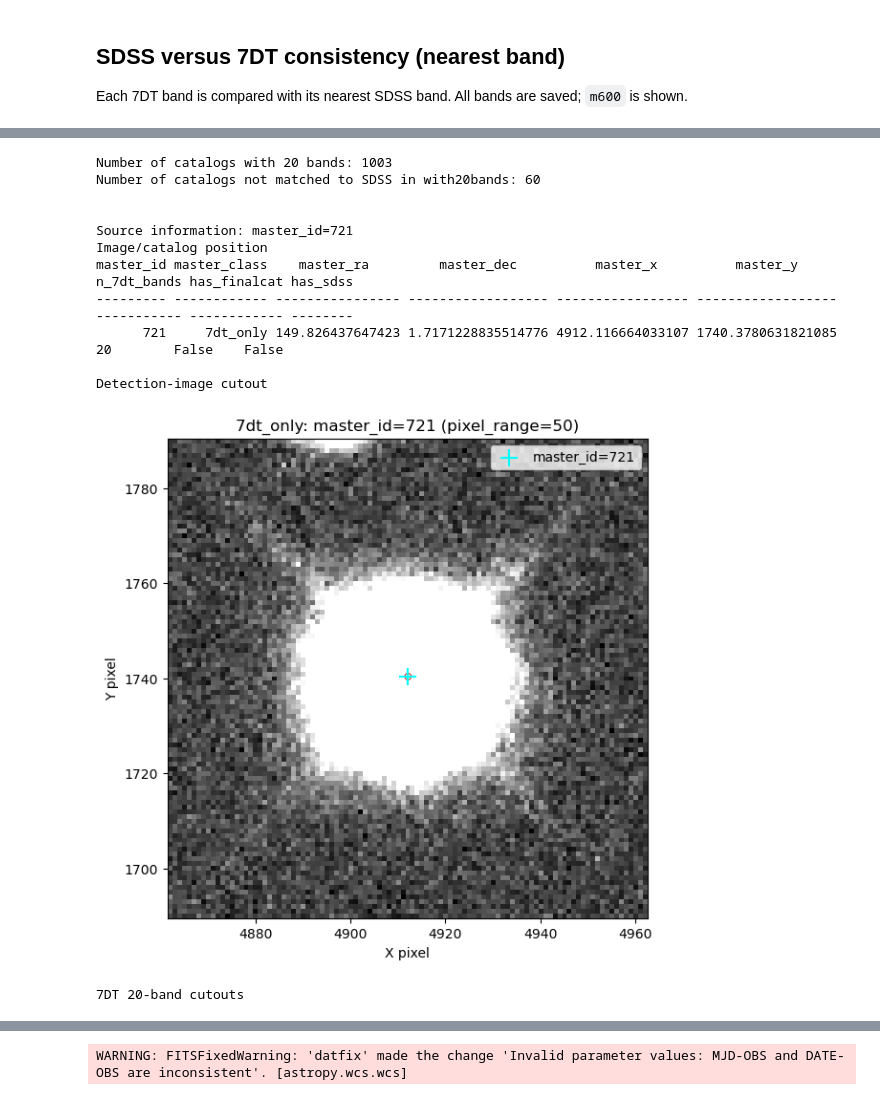
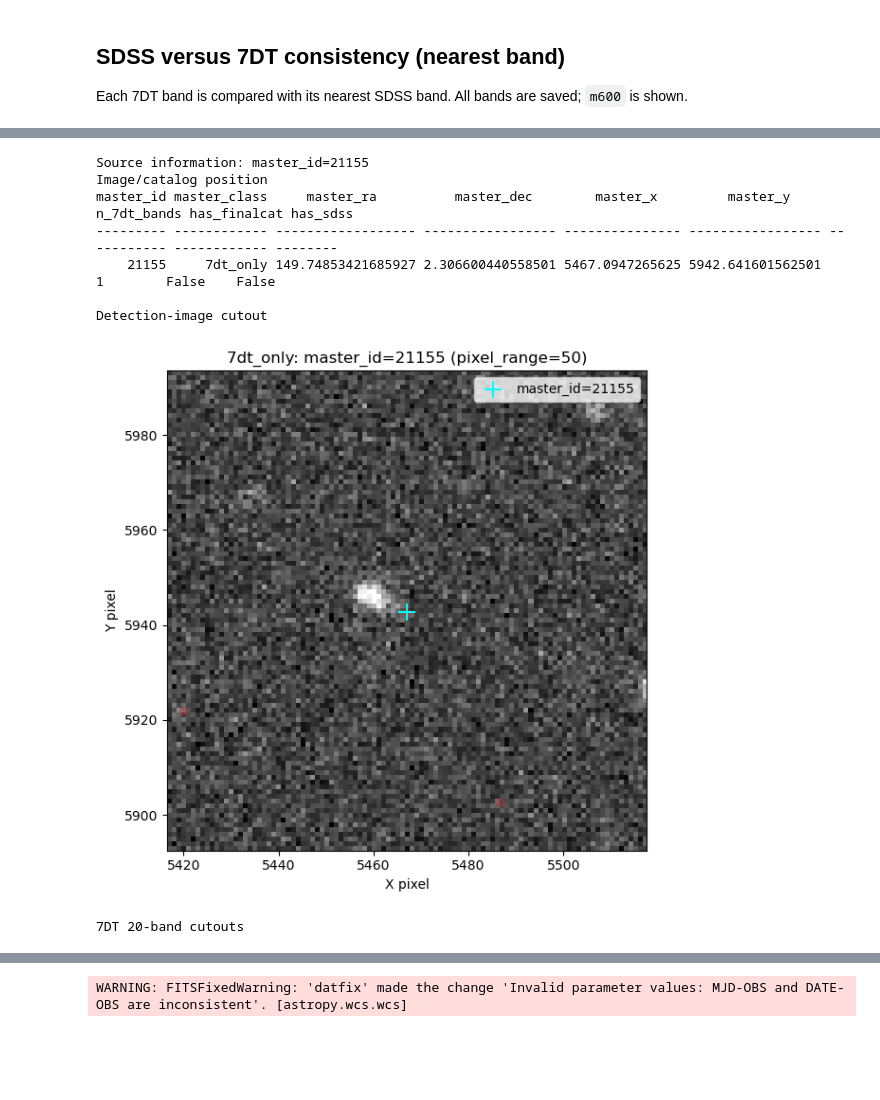
Before and after one commit to gxjudie/7DTonCOSMOS_photoz_validation, a Jupyter notebook: Notebooks/2.2_7DTdepthAnalysis.ipynb, the cells around one changed output, grey strips where cells are left out. Saved outputs shown, nothing was run; the diff lists cells and outputs as text; code cells hidden in the pictures; blank space fills up the shorter version.

```diff
--- a/Notebooks/2.2_7DTdepthAnalysis.ipynb
+++ b/Notebooks/2.2_7DTdepthAnalysis.ipynb
@@ -260,6 +260,7 @@ def plot_SourceInfoFromCatalog(
     sed_valid = np.isfinite(sed_mags) & np.isfinite(sed_errors) & (sed_errors > 0)
     axes[1, 1].errorbar(np.asarray(wavelengths)[sed_valid], sed_mags[sed_valid], yerr=sed_errors[sed_valid], fmt='o', color='tab:purple')
     axes[1, 1].set(xlabel='Central wavelength (nm)', ylabel='AB magnitude', title='7DT 20-band magnitude SED')
+    axes[1, 1].set_xlim(375, 900)
     axes[1, 1].invert_yaxis()
     axes[1, 2].axis('off'); axes[1, 2].text(0.05, 0.9, f'master_id={selected_id}\nclass={value("master_class", "")}\n7DT bands={value("n_7dt_bands", "")}', va='top')
     print('\nInformative plots')
@@ -793,27 +898,31 @@ def plot_SourceImgFromCatalog(cat, image=None, pixel_range=None, source_id=None,
         plt.show()
     return fig, ax, int(master_ids[selected_index])
 # %%
-print(f'Number of catalogs with 20 bands: {len(cat_has_20bands)}')
-cat_has_20bands_no_sdss = cat_has_20bands[cat_has_20bands['has_sdss'] == False]
-print(f'Number of catalogs not matched to SDSS in with20bands: {len(cat_has_20bands_no_sdss)}')
-print()
+# print(f'Number of catalogs with 20 bands: {len(cat_has_20bands)}')
+# cat_has_20bands_no_sdss = cat_has_20bands[cat_has_20bands['has_sdss'] == False]
+# print(f'Number of catalogs not matched to SDSS in with20bands: {len(cat_has_20bands_no_sdss)}')
+# print()
+# source_info = plot_SourceInfoFromCatalog(
+#     cat_has_20bands_no_sdss,
+#     pixel_range=50,
+#     population_catalog=master,
+#     source_id=721,
+# )
+
+cat_7dt_only_no_sdss = cat_7dt_only[cat_7dt_only['has_sdss'] == False]
+
 source_info = plot_SourceInfoFromCatalog(
-    cat_has_20bands_no_sdss,
+    cat_7dt_only_no_sdss,
     pixel_range=50,
     population_catalog=master,
-    source_id=721,
 )
 # %% [output]
-Number of catalogs with 20 bands: 1003
-Number of catalogs not matched to SDSS in with20bands: 60
-
-
-Source information: master_id=721
+Source information: master_id=21155
 Image/catalog position
-master_id master_class    master_ra         master_dec          master_x          master_y      n_7dt_bands has_finalcat has_sdss
---------- ------------ ---------------- ------------------ ----------------- ------------------ ----------- ------------ --------
-      721     7dt_only 149.826437647423 1.7171228835514776 4912.116664033107 1740.3780631821085          20        False    False
+master_id master_class     master_ra          master_dec        master_x         master_y     n_7dt_bands has_finalcat has_sdss
+--------- ------------ ------------------ ----------------- --------------- ----------------- ----------- ------------ --------
+    21155     7dt_only 149.74853421685927 2.306600440558501 5467.0947265625 5942.641601562501           1        False    False
 
 Detection-image cutout
-[figure, old version]
+[figure, new version]
 7DT 20-band cutouts
```
Also changed, not shown: parts of 7 cells of this notebook, 1 other file.
